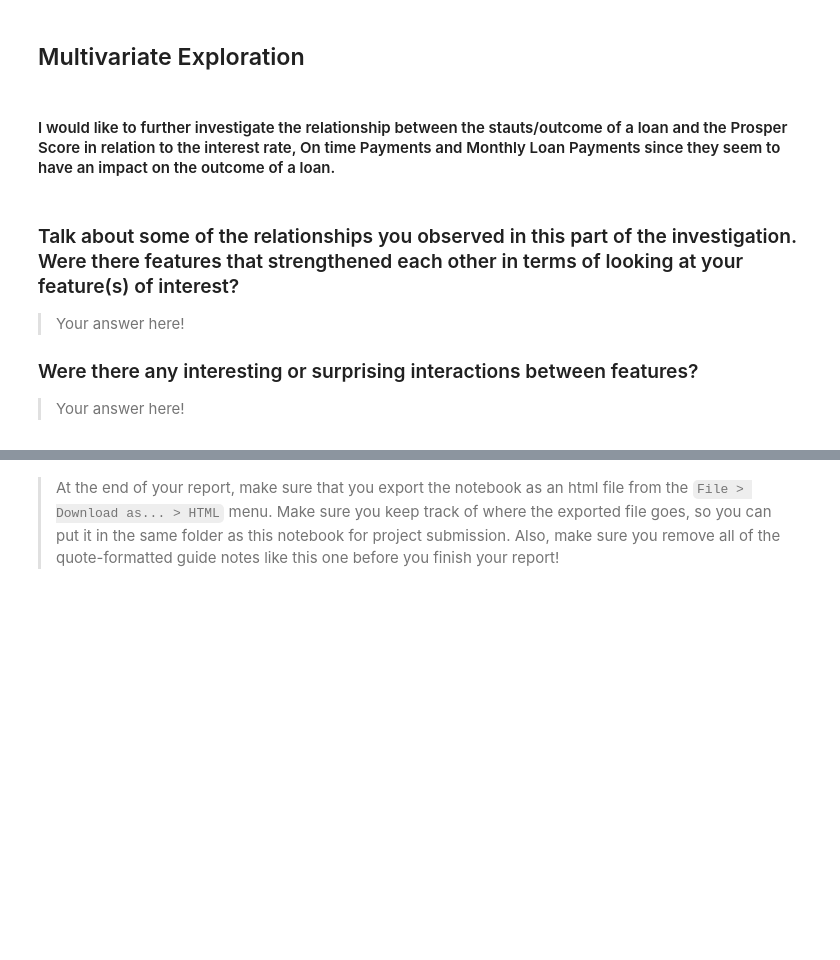
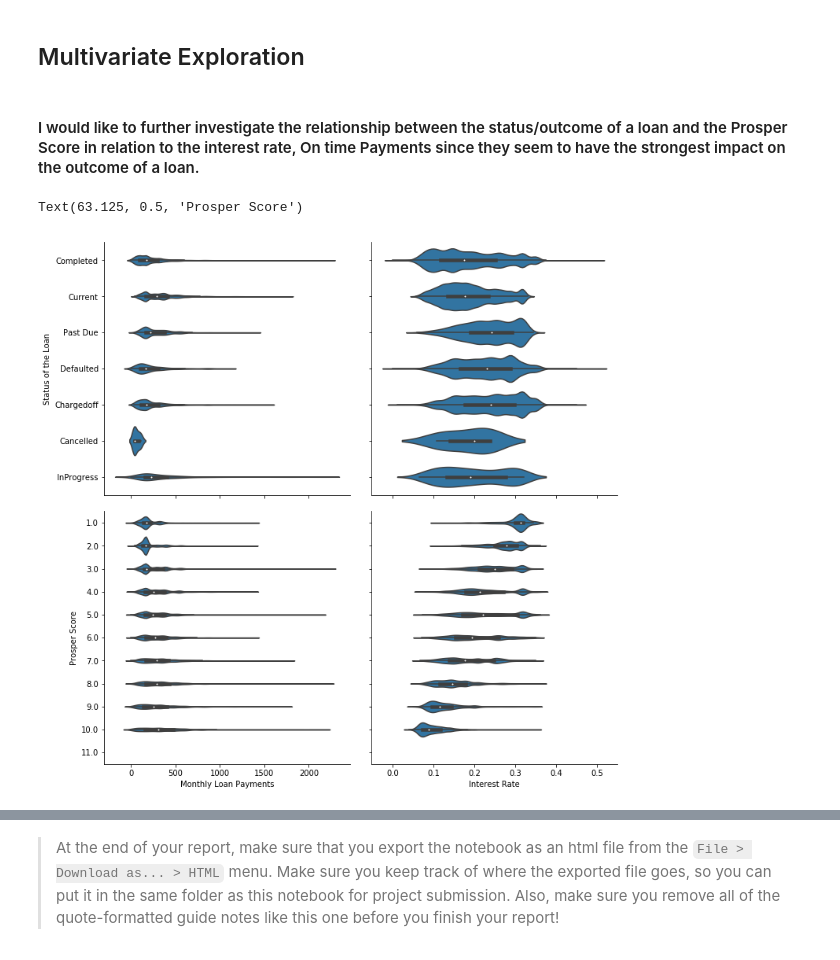
Before and after one commit to JannisMueller/Exploration-Loan-Data-from-Prosper, a Jupyter notebook: Exploration Loan Data from Prosper.ipynb, the cells around one changed output, grey strips where cells are left out. Drawn from its saved outputs; the diff is of its cells as text; code cells hidden in the pictures; blank space fills up the shorter version.

```diff
--- a/Exploration Loan Data from Prosper.ipynb
+++ b/Exploration Loan Data from Prosper.ipynb
@@ -918,12 +840,16 @@ plt.ylabel('Prosper Score');
 # %% [markdown]
 ## Multivariate Exploration
 # %% [markdown]
-#### I would like to further investigate the relationship between the stauts/outcome of a loan and the Prosper Score in relation to the interest rate, On time Payments and Monthly Loan Payments since they seem to have an impact on the outcome of a loan.
+#### I would like to further investigate the relationship between the status/outcome of a loan and the Prosper Score in relation to the interest rate, On time Payments  since they seem to have the strongest impact on the outcome of a loan.
-# %% [markdown]
-### Talk about some of the relationships you observed in this part of the investigation. Were there features that strengthened each other in terms of looking at your feature(s) of interest?
-
-> Your answer here!
-
-### Were there any interesting or surprising interactions between features?
-
-> Your answer here!
+# %%
+g = sb.PairGrid(data = loan_data_clean, x_vars = ['MonthlyLoanPayment', 'BorrowerRate'],
+                y_vars = ['LoanStatus','ProsperScore'], height = 5, aspect = 1)
+g.map(sb.violinplot)
+g.axes[1,0].set_xlabel('Monthly Loan Payments')
+g.axes[1,1].set_xlabel('Interest Rate')
+g.axes[0,0].set_ylabel('Status of the Loan')
+g.axes[1,0].set_ylabel('Prosper Score')
+#g.fig.suptitle("relationship between the status of the loan & Prosper Score in relation to the interest rate, On time Payments")
+# %% [output]
+Text(63.125, 0.5, 'Prosper Score')
+[figure, added]
```
Also changed, not shown: parts of 4 cells of this notebook, 1 other file.
